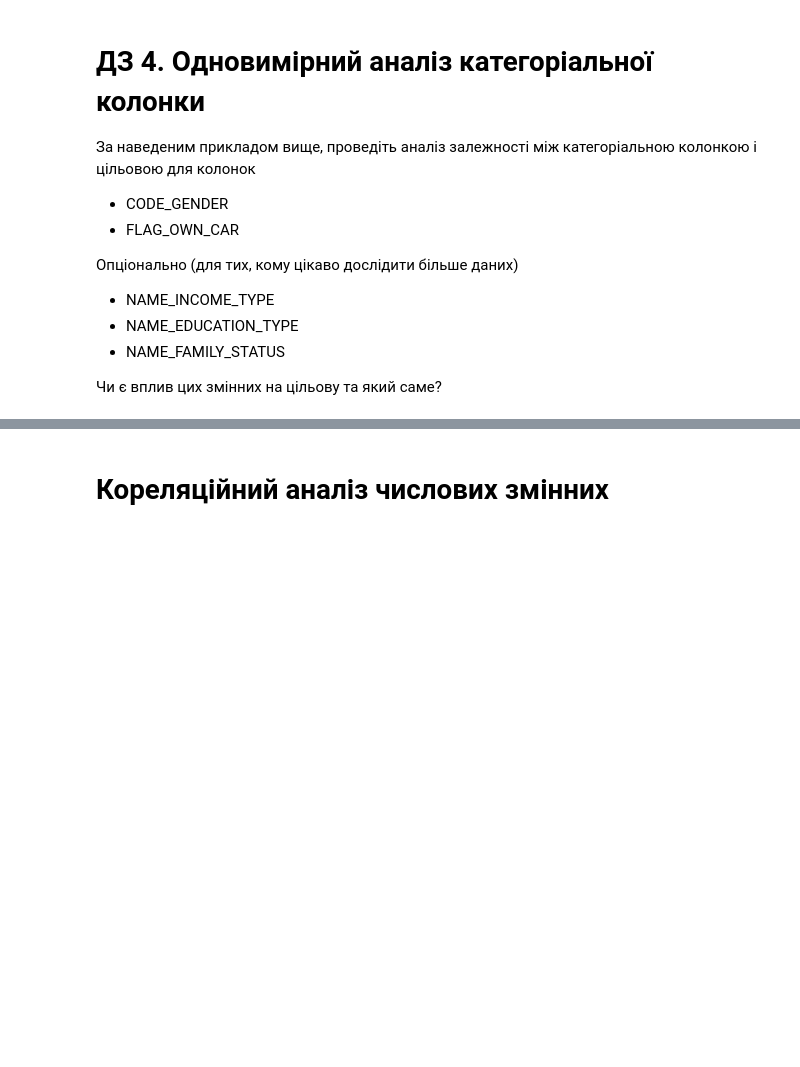
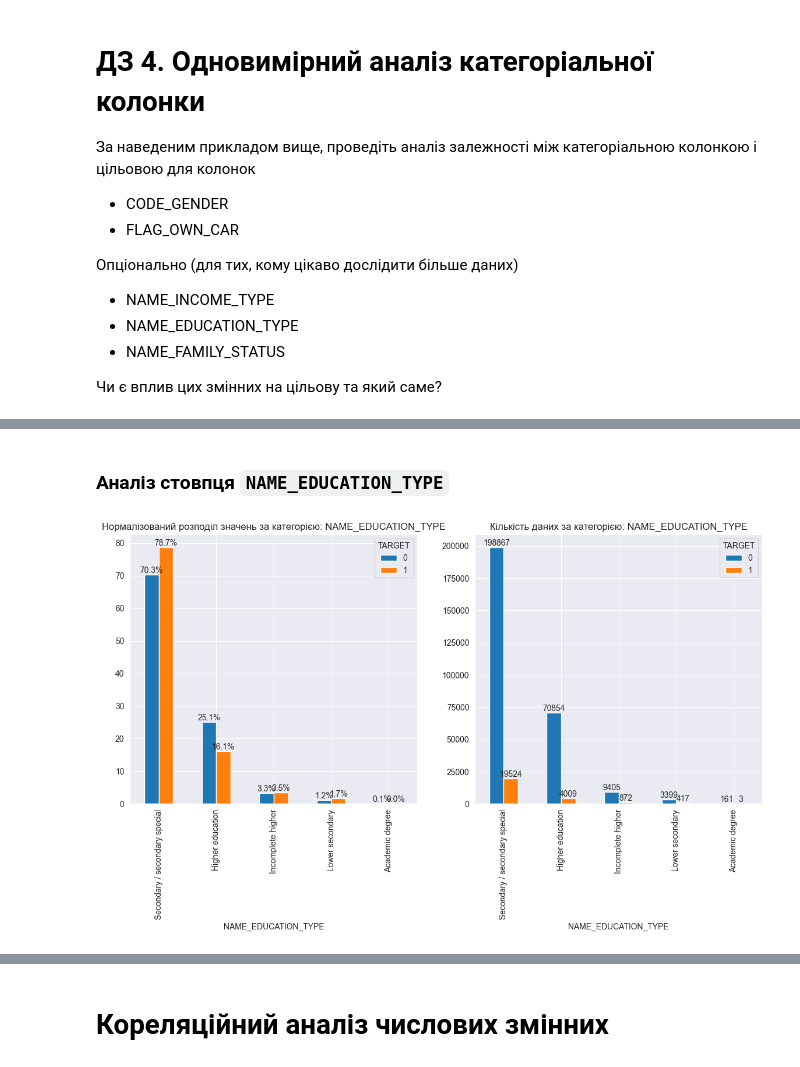
Before and after one commit to DmytroLitvinov/machine-learning-for-humans-2.0, a Jupyter notebook: modules/modules_1/HW_1_2_Credit_EDA.ipynb, the cells around one changed output, grey strips where cells are left out. Drawn from its saved outputs; the diff is of its cells as text; code cells hidden in the pictures; blank space fills up the shorter version.

```diff
--- a/modules/modules_1/HW_1_2_Credit_EDA.ipynb
+++ b/modules/modules_1/HW_1_2_Credit_EDA.ipynb
@@ -2095,0 +2195,6 @@ uni_cat_target_compare(df, 'NAME_CONTRACT_TYPE')
+# %% [markdown]
+### Аналіз стовпця `NAME_EDUCATION_TYPE`
+# %%
+uni_cat_target_compare(df, 'NAME_EDUCATION_TYPE')
+# %% [output]
+[figure, added]
```
Also changed, not shown: parts of 23 cells of this notebook, 1 other file.
